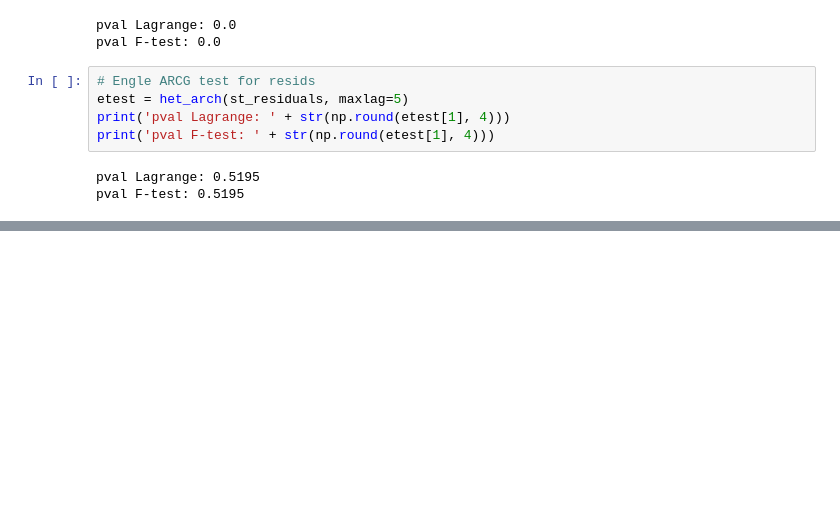
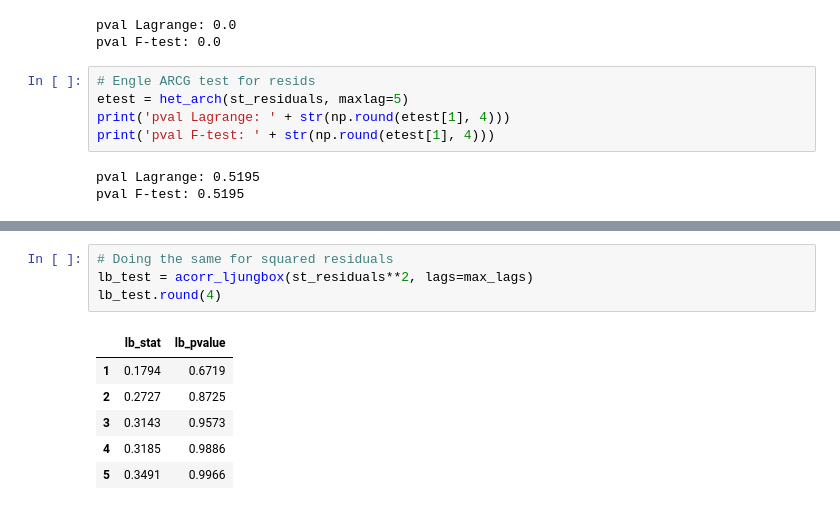
Before and after one commit to bachaudhry/time_series, a Jupyter notebook: ts_with_k/05_Financial_Applications.ipynb, the cells around one changed output, grey strips where cells are left out. Drawn from its saved outputs; the diff is of its cells as text; blank space fills up the shorter version.

```diff
--- a/ts_with_k/05_Financial_Applications.ipynb
+++ b/ts_with_k/05_Financial_Applications.ipynb
@@ -187,0 +232,11 @@ pval F-test: 0.5195
+# %%
+# Doing the same for squared residuals
+lb_test = acorr_ljungbox(st_residuals**2, lags=max_lags)
+lb_test.round(4)
+# %% [output]
+|  | lb_stat | lb_pvalue |
+| 1 | 0.1794 | 0.6719 |
+| 2 | 0.2727 | 0.8725 |
+| 3 | 0.3143 | 0.9573 |
+| 4 | 0.3185 | 0.9886 |
+| 5 | 0.3491 | 0.9966 |
```
Also changed, not shown: parts of 7 cells of this notebook.
